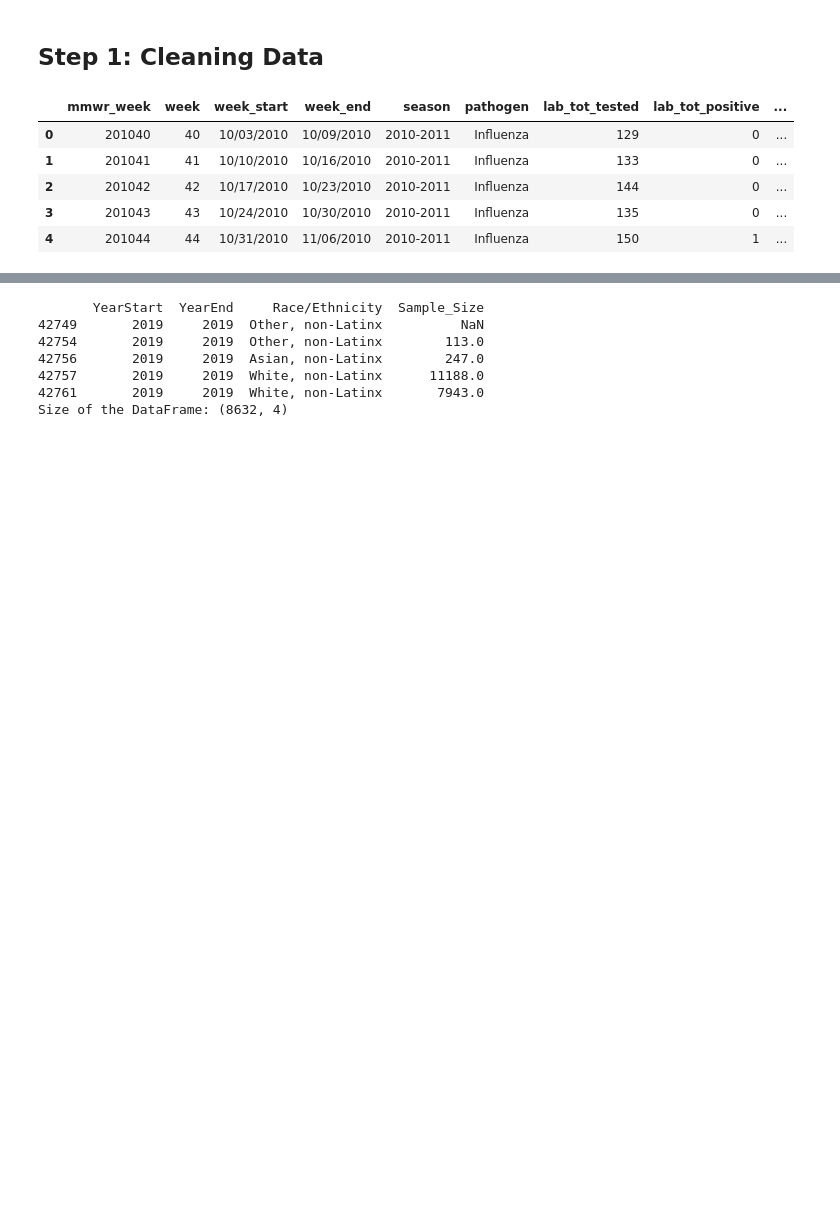
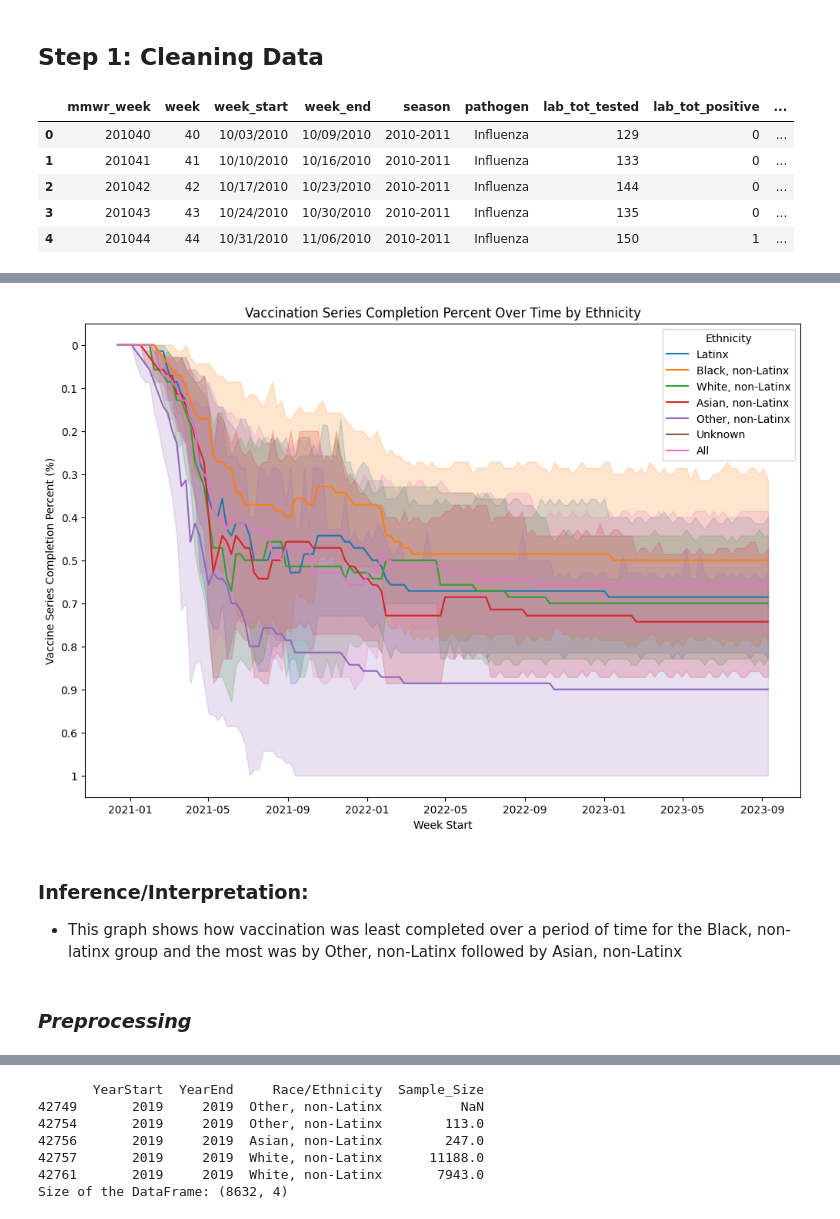
Before and after one commit to DaniyalSKKR/Covid19-Vaccinations-Obesity-Across-Ethnic-Groups, a Jupyter notebook: src/finalProject.ipynb, the cells around one changed output, grey strips where cells are left out. Drawn from its saved outputs; the diff is of its cells as text; code cells hidden in the pictures; blank space fills up the shorter version.

```diff
--- a/src/finalProject.ipynb
+++ b/src/finalProject.ipynb
@@ -82,0 +84,10 @@ EDA code will go in this block
+# %%
+# Filtering out data before 2020 and focus on COVID-19 data
+
+df_covid_era['week_start'] = pd.to_datetime(df_covid_era['week_start'])
+df_covid_era['week_end'] = pd.to_datetime(df_covid_era['week_end'])
+
+covid_data = df_covid_era[(df_covid_era['week_start'] >= '2020-01-01') & (df_covid_era['pathogen']  == 'SARS-CoV-2')]
+
+# df_covid_era.head()
+covid_data.head()
@@ -82,0 +101,6 @@ EDA code will go in this block
+# %%
+vaccinations_by_ethinicity = pd.read_csv("../data/COVID-19_Vaccinations_by_Age_and_Race-Ethnicity_-_Historical-2.csv", na_filter=False)
+vaccinations_by_ethinicity.rename(columns={'Week End': 'week_end'}, inplace=True)
+vaccinations_by_ethinicity['week_end'] = pd.to_datetime(vaccinations_by_ethinicity['week_end'], format='%m/%d/%y')
+
+vaccinations_by_ethinicity.head()
@@ -82,0 +116,6 @@ EDA code will go in this block
+# %%
+df_final = pd.merge(covid_data, vaccinations_by_ethinicity, on='week_end', how='inner')
+df_final.dropna(inplace=True)
+df_final.replace({"" : np.nan, None : np.nan, "NA" : np.nan, "N/A" : np.nan}, inplace=True)
+
+df_final.head()
@@ -82,0 +130,8 @@ EDA code will go in this block
+# %%
+# df_final['Vaccine Series Completed'] = pd.to_numeric(df_final['Vaccine Series Completed'], errors='coerce')
+# df_final.dropna(subset=['Vaccine Series Completed'], inplace=True)
+
+df_final.to_csv('../data/final_df.csv', index=False)
+df_final_copy = df_final.copy()
+df_final_copy.replace({"" : np.nan, None : np.nan, "NA" : np.nan, "N/A" : np.nan}, inplace=True)
+df_final_copy.columns
@@ -82,0 +173,15 @@ EDA code will go in this block
+# %%
+plt.figure(figsize=(12, 8))
+sns.lineplot(data=df_final_copy, x='week_start', y='Vaccine Series Completed Percent', hue='Race/Ethnicity')
+plt.title('Vaccination Series Completion Percent Over Time by Ethnicity')
+plt.xlabel('Week Start')
+plt.ylabel('Vaccine Series Completion Percent (%)')
+plt.legend(title='Ethnicity')
+plt.show()
+# %% [output]
+[figure, added]
+# %% [markdown]
+### Inference/Interpretation:
+- This graph shows how vaccination was least completed over a period of time for the Black, non-latinx group and the most was by Other, non-Latinx followed by Asian, non-Latinx
+# %% [markdown]
+### ***Preprocessing***
```
Also changed, not shown: parts of 42 cells of this notebook, 19 other files.
